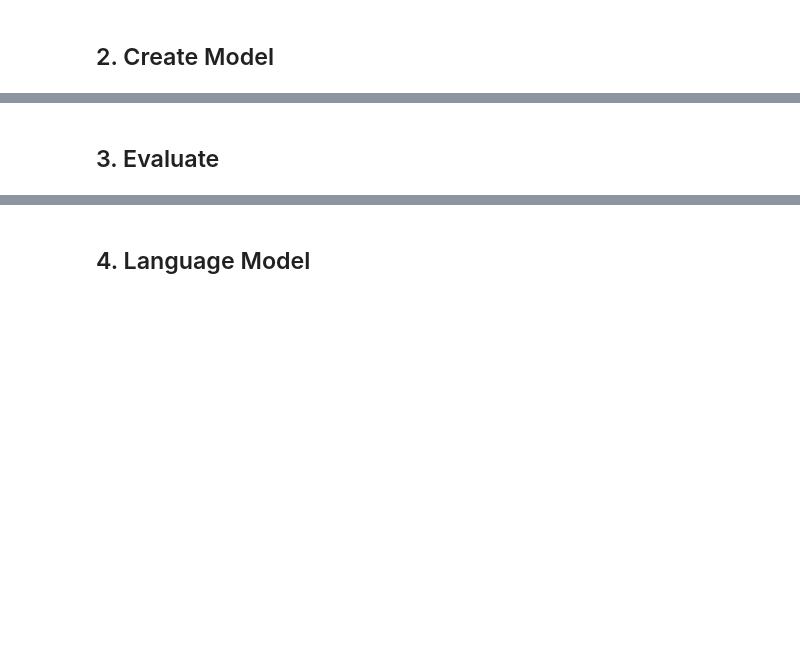
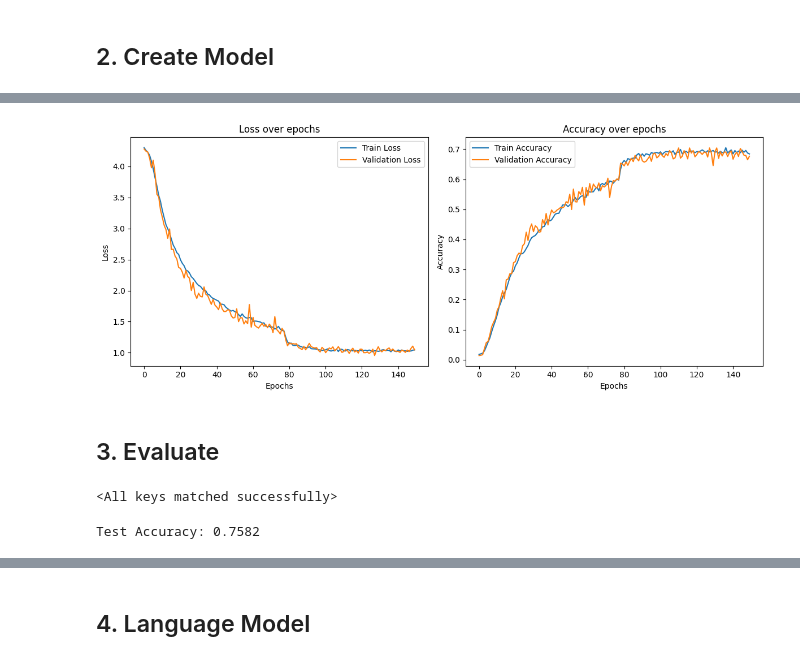
Before and after one commit to dayitachaudhuri/E9205-ASCA-on-Keystrokes-uisng-Deep-Learning-and-Language-Models, a Jupyter notebook: training_test.ipynb, the cells around one changed output, grey strips where cells are left out. Drawn from its saved outputs; the diff is of its cells as text; code cells hidden in the pictures; blank space fills up the shorter version.

```diff
--- a/training_test.ipynb
+++ b/training_test.ipynb
@@ -68,11 +469,10 @@ test_loader = DataLoader(test_dataset, batch_size=32, num_workers=4, shuffle=Fal
 # %%
-model = CoAtNet(num_classes=len(dataset.label2idx), num_devices=len(dataset.device2idx), in_channels=1)
+model = CoAtNet(num_classes=len(dataset.label2idx), in_channels=1)
 model = model.to(device)
 # %%
 criterion = nn.CrossEntropyLoss()
-optimizer = optim.Adam(model.parameters(), lr=1e-3, weight_decay=1e-5)
-scheduler = ReduceLROnPlateau(optimizer, mode='max', factor=0.1, patience=5, verbose=True)
-
-trainer = Trainer(model, train_loader, val_loader, criterion, optimizer, device, scheduler, early_stopping_patience=1000)
+optimizer = optim.Adam(model.parameters(), lr=1e-3)
+# %%
+trainer = Trainer(model, train_loader, val_loader, criterion, optimizer, device, early_stopping_patience=1000)
 # %%
-history = trainer.train(num_epochs=200, save_path='models/model_all.pth', best_save_path='models/best_model_all.pth')
+history = trainer.train(num_epochs=150, save_path='models/model_all_overfit.pth', best_save_path='models/best_model_all_overfit.pth')
@@ -79,13 +497,41 @@ history = trainer.train(num_epochs=200, save_path='models/model_all.pth', best_s
+# %%
+# Plot training history
+plt.figure(figsize=(12, 5))
+plt.subplot(1, 2, 1)
+plt.plot(history['train_loss'], label='Train Loss')
+plt.plot(history['val_loss'], label='Validation Loss')
+plt.title('Loss over epochs')
+plt.xlabel('Epochs')
+plt.ylabel('Loss')
+plt.legend()
+plt.subplot(1, 2, 2)
+plt.plot(history['train_acc'], label='Train Accuracy')
+plt.plot(history['val_acc'], label='Validation Accuracy')
+plt.title('Accuracy over epochs')
+plt.xlabel('Epochs')
+plt.ylabel('Accuracy')
+plt.legend()
+plt.tight_layout()
+plt.savefig('training_history.png')
+plt.show()
+# %% [output]
+[figure, added]
 # %% [markdown]
 ## 3. Evaluate
+# %%
+model = CoAtNet(num_classes=len(dataset.label2idx), in_channels=1)
+model.to(device)
+model.load_state_dict(torch.load('models/model_all_correct.pth')['model_state_dict'])
+# %% [output]
+<All keys matched successfully>
 # %%
 model.eval()
 test_loader = DataLoader(test_dataset, batch_size=32, shuffle=False)
 correct = 0
 total = 0
 with torch.no_grad():
-    for data, targets in test_loader:
-        data, targets = data.to(device), targets.to(device)
+    for data, targets, devices in test_loader:
+        data, targets, devices = data.to(device), targets.to(device), devices.to(device)
         if len(data.shape) == 3:
             data = data.unsqueeze(1)
         outputs = model(data)
@@ -95,6 +541,8 @@ with torch.no_grad():
         correct += (predicted == targets).sum().item()
 test_accuracy = correct / total
 print(f"Test Accuracy: {test_accuracy:.4f}")
+# %% [output]
+Test Accuracy: 0.7582
 # %%
 import torch
 import seaborn as sns
```
Also changed, not shown: parts of 25 cells of this notebook, 11 other files.
